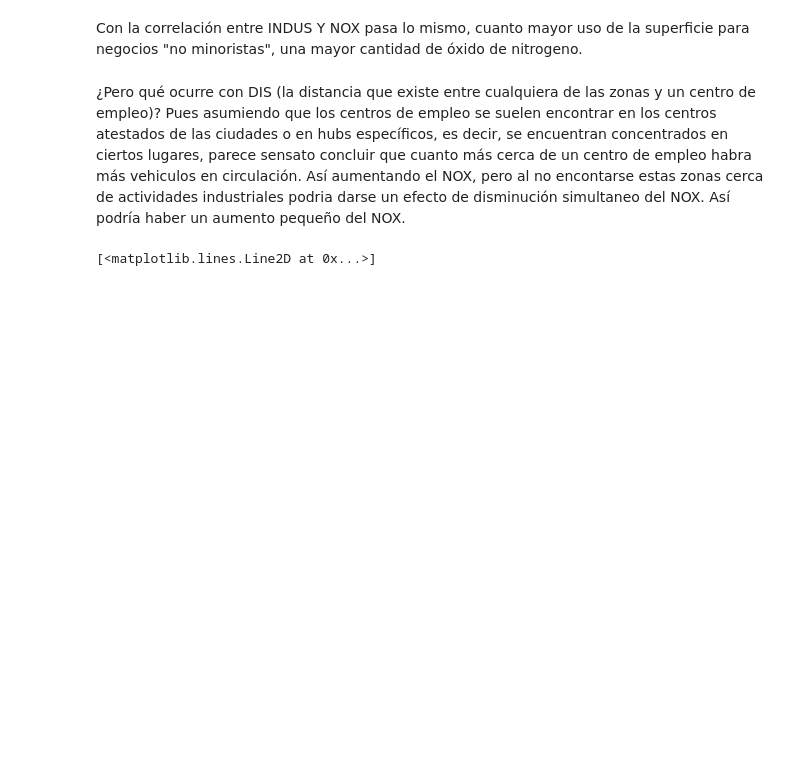
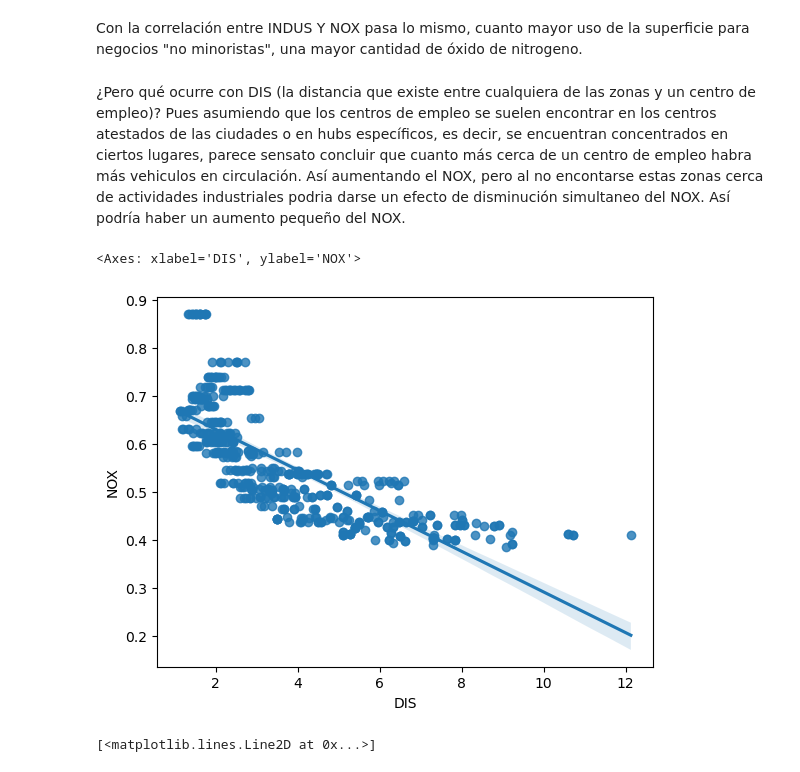
Before and after one commit to amejosecar/boston_DSPT, a Jupyter notebook: Daniel_A._propuesta.ipynb, the cells around one changed output. Drawn from its saved outputs; the diff is of its cells as text; code cells hidden in the pictures; blank space fills up the shorter version.

```diff
--- a/Daniel_A._propuesta.ipynb
+++ b/Daniel_A._propuesta.ipynb
@@ -111,6 +96,11 @@ plt.plot([0, 25], [0.6, 0.6], linewidth=2)
 Con la correlación entre INDUS Y NOX pasa lo mismo, cuanto mayor uso de la superficie para negocios "no minoristas", una mayor cantidad de óxido de nitrogeno.
 # %% [markdown]
 ¿Pero qué ocurre con DIS (la distancia que existe entre cualquiera de las zonas y un centro de empleo)? Pues asumiendo que los centros de empleo se suelen encontrar en los centros atestados de las ciudades o en hubs específicos, es decir, se encuentran concentrados en ciertos lugares, parece sensato concluir que cuanto más cerca de un centro de empleo habra más vehiculos en circulación. Así aumentando el NOX, pero al no encontarse estas zonas cerca de actividades industriales podria darse un efecto de disminución simultaneo del NOX. Así podría haber un aumento pequeño del NOX.
+# %%
+sns.regplot(x=df_boston["DIS"], y=df_boston["NOX"])
+# %% [output]
+<Axes: xlabel='DIS', ylabel='NOX'>
+[figure, added]
 # %%
 graf = sns.scatterplot(x = df_boston["DIS"], y = df_boston["NOX"])
 plt.plot([7, 10], [1.5, 0], linewidth=2)
```
Also changed, not shown: parts of 4 cells of this notebook.
